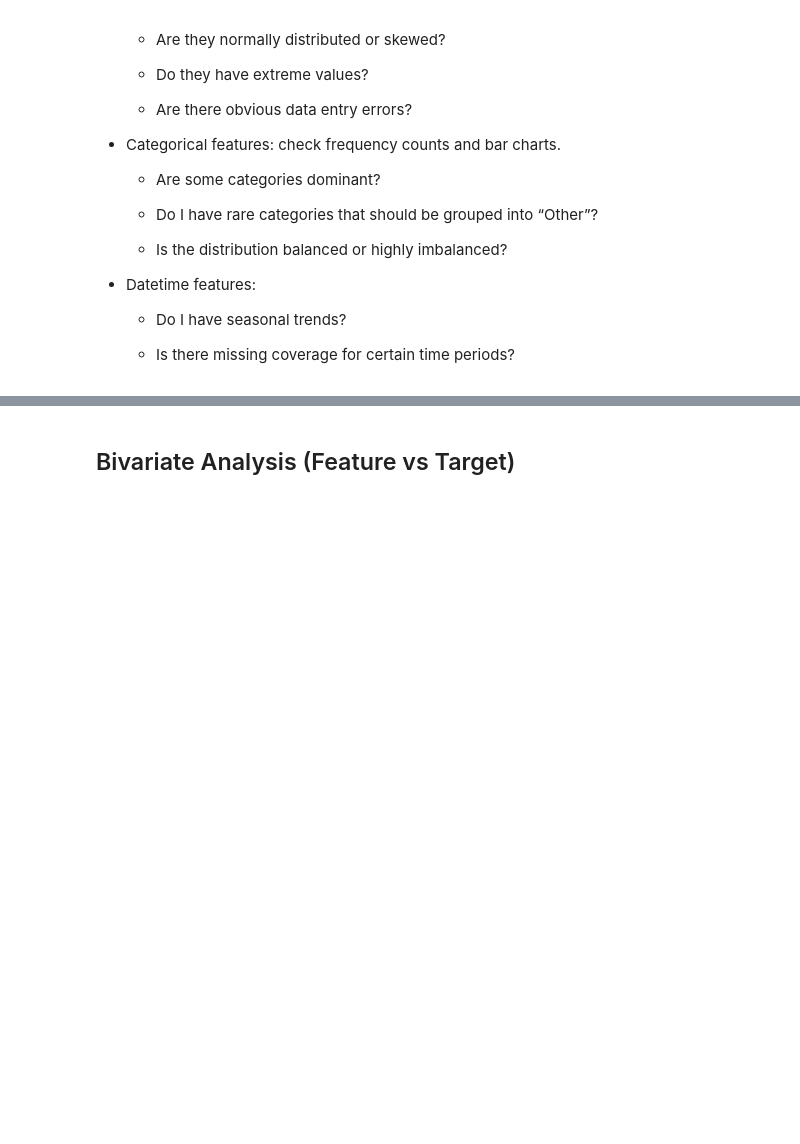
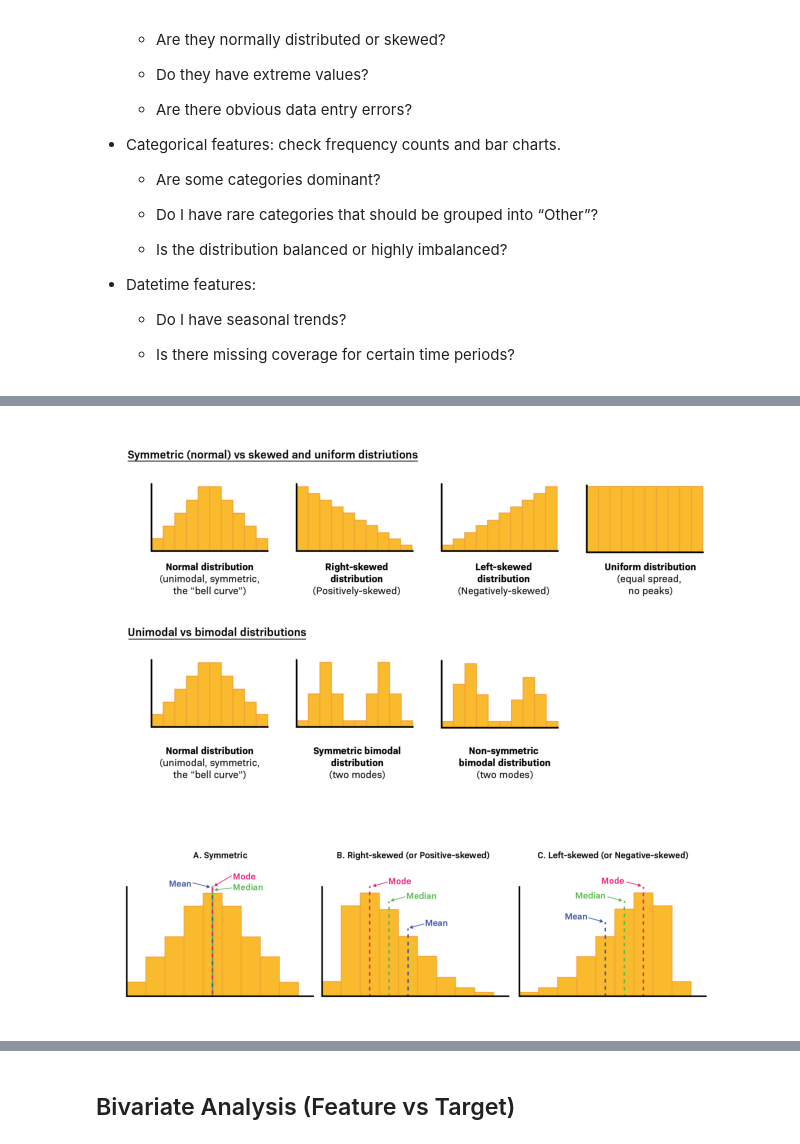
Before and after one commit to parhamvz73/Machine-Learning, a Jupyter notebook: Template.ipynb, the cells around one changed output, grey strips where cells are left out. Drawn from its saved outputs; the diff is of its cells as text; code cells hidden in the pictures; blank space fills up the shorter version.

```diff
--- a/Template.ipynb
+++ b/Template.ipynb
@@ -134,6 +137,24 @@ def import_csv(file_path: str):
 # "Try to run this code.
 # If something goes wrong, don’t crash — instead, handle the error gracefully."
 # That’s what try / except does.
+# %%
+def show_png(file_path: str):
+    """
+    Reads and displays a PNG (or other supported image) file.
+
+    Parameters
+    ----------
+    file_path : str
+        Path to the image file.
+    """
+    try:
+        img = mpimg.imread(file_path)   # read image
+        plt.figure(figsize=(8, 6))      # adjust size if needed
+        plt.imshow(img)                 # show image
+        plt.axis("off")                 # hide axes for clean view
+        plt.show()
+    except Exception as e:
+        print(f"❌ Error reading file: {e}")
 # %%
 #Calling import functions
 df = import_csv('/content/drive/MyDrive/ML Projects/Titanic-Disaster/data/train.csv')
@@ -933,0 +1020,7 @@ I start with one variable at a time:
+# %%
+#How to read histogram plots
+show_png("/content/drive/MyDrive/ML Projects/Data/histogram.png");
+show_png("/content/drive/MyDrive/ML Projects/Data/histogram 2.png");
+# %% [output]
+[figure, added]
+[figure, added]
```
Also changed, not shown: parts of 16 cells of this notebook.
